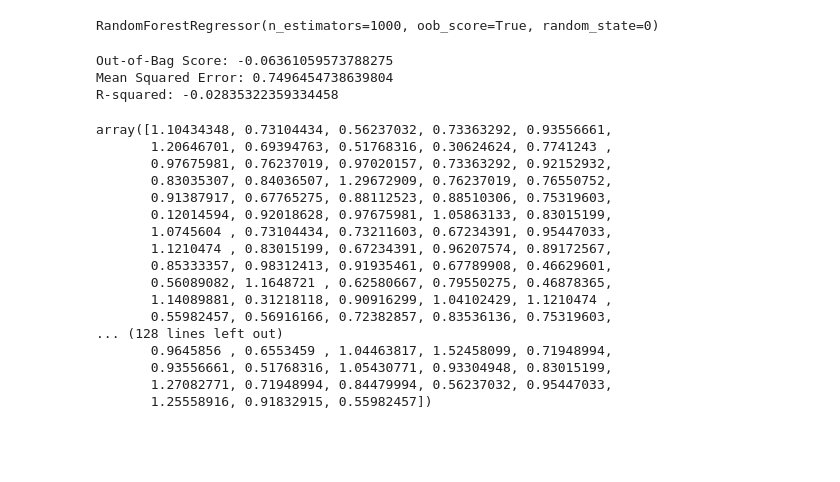
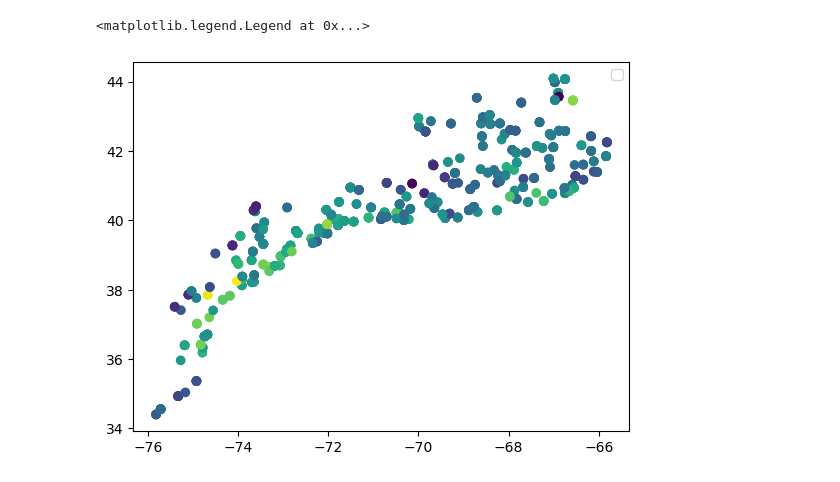
Before and after one commit to fish-pace/2026-proj-Trawling4PACE, a Jupyter notebook: contributor_folders/hsynan/RF_BRT_modeldevelopment.ipynb, the cells around one changed output. Cells and saved outputs as stored; diff of their text form; code cells hidden in the pictures; blank space fills up the shorter version.

```diff
--- a/contributor_folders/hsynan/RF_BRT_modeldevelopment.ipynb
+++ b/contributor_folders/hsynan/RF_BRT_modeldevelopment.ipynb
@@ -83,11 +100,9 @@ print(grid_search.best_score_)
 
 #optimize the number of trees?
 #hyperparameterization
-regressor = RandomForestRegressor(n_estimators=1000, random_state=0, oob_score=True)
+regressor = RandomForestRegressor(n_estimators=grid_search.best_params_['n_estimators'], max_features= grid_search.best_params_['max_features'],max_depth = grid_search.best_params_['max_depth'],random_state=0, oob_score=True)
 
 regressor.fit(X_train, y_train)
-# %% [output]
-RandomForestRegressor(n_estimators=1000, oob_score=True, random_state=0)
 # %%
 from sklearn.metrics import mean_squared_error, r2_score
 
@@ -101,27 +116,3 @@ print(f'Mean Squared Error: {mse}')
 
 r2 = r2_score(y_test, predictions)
 print(f'R-squared: {r2}')
-# %% [output]
-Out-of-Bag Score: -0.06361059573788275
-Mean Squared Error: 0.7496454738639804
-R-squared: -0.02835322359334458
-# %%
-predictions
-# %% [output]
-array([1.10434348, 0.73104434, 0.56237032, 0.73363292, 0.93556661,
-       1.20646701, 0.69394763, 0.51768316, 0.30624624, 0.7741243 ,
-       0.97675981, 0.76237019, 0.97020157, 0.73363292, 0.92152932,
-       0.83035307, 0.84036507, 1.29672909, 0.76237019, 0.76550752,
-       0.91387917, 0.67765275, 0.88112523, 0.88510306, 0.75319603,
-       0.12014594, 0.92018628, 0.97675981, 1.05863133, 0.83015199,
-       1.0745604 , 0.73104434, 0.73211603, 0.67234391, 0.95447033,
-       1.1210474 , 0.83015199, 0.67234391, 0.96207574, 0.89172567,
-       0.85333357, 0.98312413, 0.91935461, 0.67789908, 0.46629601,
-       0.56089082, 1.1648721 , 0.62580667, 0.79550275, 0.46878365,
-       1.14089881, 0.31218118, 0.90916299, 1.04102429, 1.1210474 ,
-       0.55982457, 0.56916166, 0.72382857, 0.83536136, 0.75319603,
-... (128 lines left out)
-       0.9645856 , 0.6553459 , 1.04463817, 1.52458099, 0.71948994,
-       0.93556661, 0.51768316, 1.05430771, 0.93304948, 0.83015199,
-       1.27082771, 0.71948994, 0.84479994, 0.56237032, 0.95447033,
-       1.25558916, 0.91832915, 0.55982457])
@@ -127,0 +124,6 @@ array([1.10434348, 0.73104434, 0.56237032, 0.73363292, 0.93556661,
+# %%
+plt.scatter(X_test.DECDEG_ENDLON, X_test.DECDEG_ENDLAT, c=predictions)
+plt.legend()
+# %% [output]
+<matplotlib.legend.Legend at 0x...>
+[figure, added]
```
Also changed, not shown: parts of 7 cells of this notebook.
